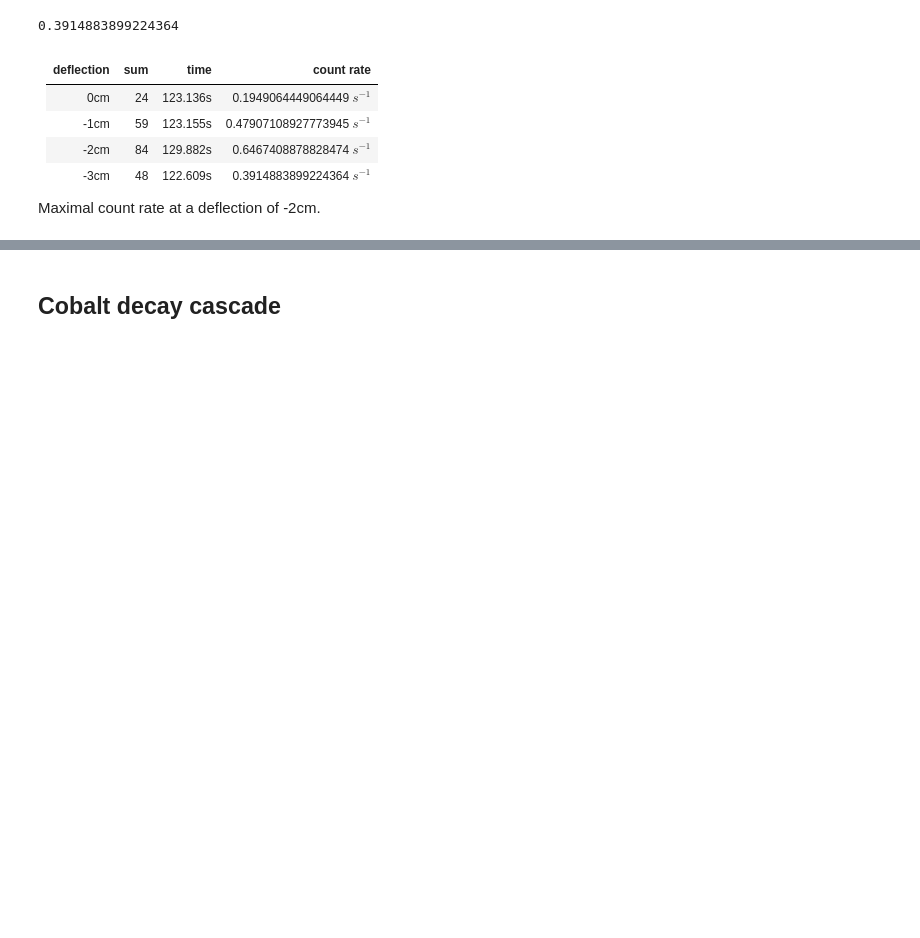
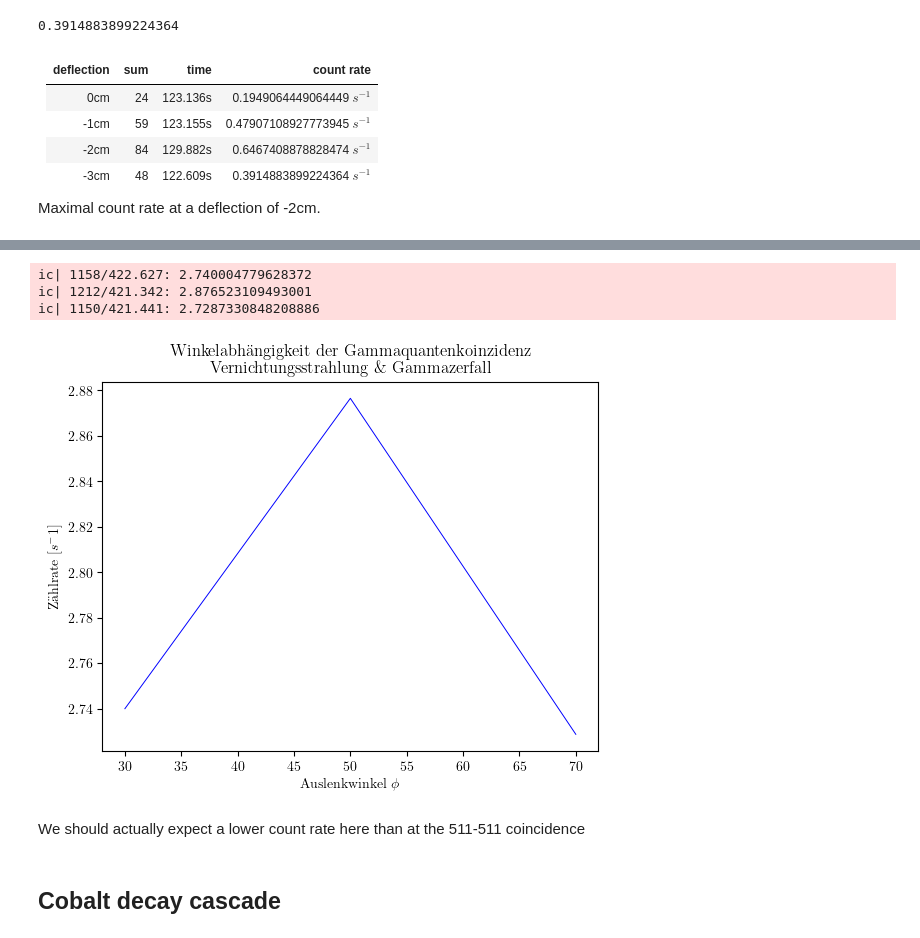
Before and after one commit to WackAlley/worksheet, a Jupyter notebook: labcourse16/coincidence analytics.ipynb, the cells around one changed output, grey strips where cells are left out. Cells and saved outputs as stored; diff of their text form; code cells hidden in the pictures; blank space fills up the shorter version.

```diff
--- a/labcourse16/coincidence analytics.ipynb
+++ b/labcourse16/coincidence analytics.ipynb
@@ -39,2 +50,23 @@ Maximal count rate at a deflection of -2cm.
+# %%
+ic(1158/422.627) # 30 degrees
+ic(1212/421.342) # 50 degrees
+ic(1150/421.441) # 70 degrees
+
+count_rate_2 = [1158/422.627 , 1212/421.342, 1150/421.441]
+angle_2 = [30,50,70]
+
+fig, ax = plt.subplots()
+ax.plot(angle_2, count_rate_2, 'b', linewidth=.7)
+ax.set_title(f'Winkelabhängigkeit der Gammaquantenkoinzidenz \n Vernichtungsstrahlung $\\&$ Gammazerfall')
+ax.set(xlabel=f'Auslenkwinkel $\\phi$', ylabel=f'Zählrate [$s^{-1}$] ')
+plt.savefig("plots/Koinzidenzplot Vernichtungsstrahlung Gammazerfall.pdf")
+plt.show()
+# %% [output]
+ic| 1158/422.627: 2.740004779628372
+ic| 1212/421.342: 2.876523109493001
+ic| 1150/421.441: 2.7287330848208886
+[figure, added]
+# %% [markdown]
+We should actually expect a lower count rate here than at the 511-511 coincidence
 # %% [markdown]
 ## Cobalt decay cascade
```
Also changed, not shown: parts of 8 cells of this notebook, 41 other files.
